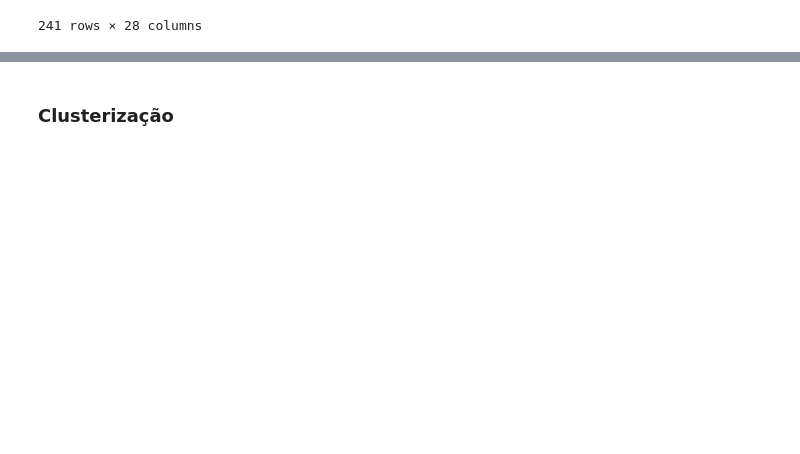
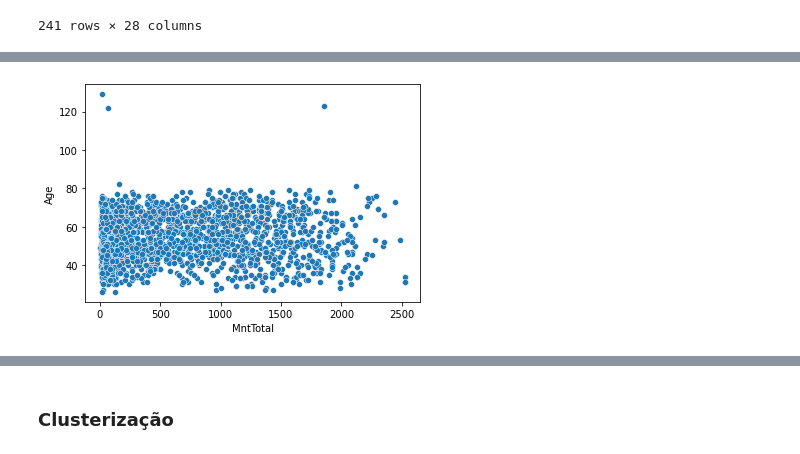
Before and after one commit to Pedro4010/caseifood, a Jupyter notebook: caseifood.ipynb, the cells around one changed output, grey strips where cells are left out. Drawn from its saved outputs; the diff is of its cells as text; code cells hidden in the pictures; blank space fills up the shorter version.

```diff
--- a/caseifood.ipynb
+++ b/caseifood.ipynb
@@ -421,0 +432,5 @@ customers_deals
+# %%
+sns.scatterplot(x="MntTotal", y = "Age", data=customers)
+plt.show()
+# %% [output]
+[figure, added]
```
Also changed, not shown: parts of 25 cells of this notebook.
